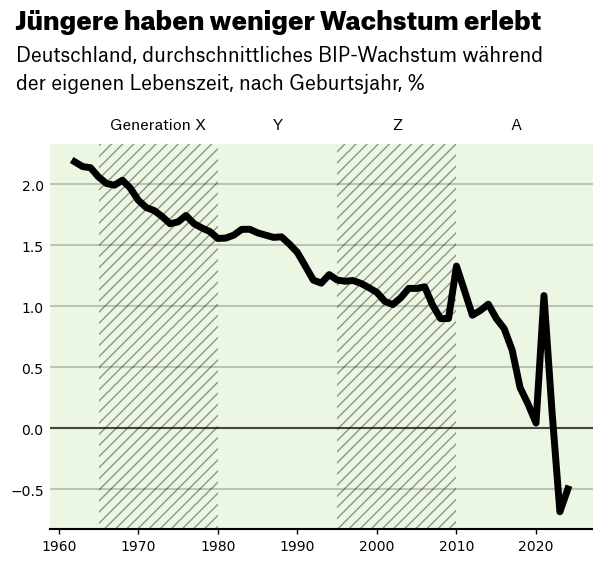
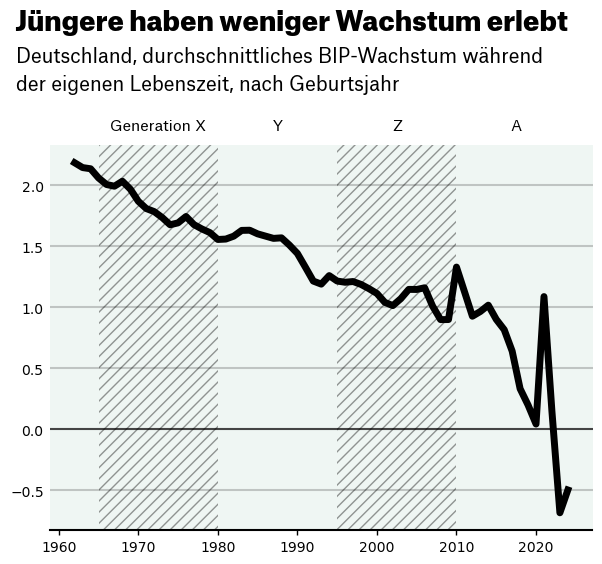
The change to this notebook cell's code, shown as a diff; its figure went from the first image to the second:
--- before
+++ after
@@ -48,5 +48,5 @@
     transform=fig.transFigure,
     ha="left",
-    fontsize=18,
+    fontsize=19,
     alpha=1,
     fontproperties=graphik_bold,
@@ -66,5 +66,5 @@
 
 ax.axhline(y=0, color="#555", lw=1.5, zorder=0)
-ax.set_facecolor("#EBF6E3")
+ax.set_facecolor("#EFF6F3")
 ax.yaxis.set_tick_params(pad=1, labelsize=10, bottom=False)
 ax.xaxis.set_tick_params(width=1)
@@ -106,3 +106,4 @@
         xytext=(0, 1.04),
     )
+
 plt.show()

Commit: tweak charts